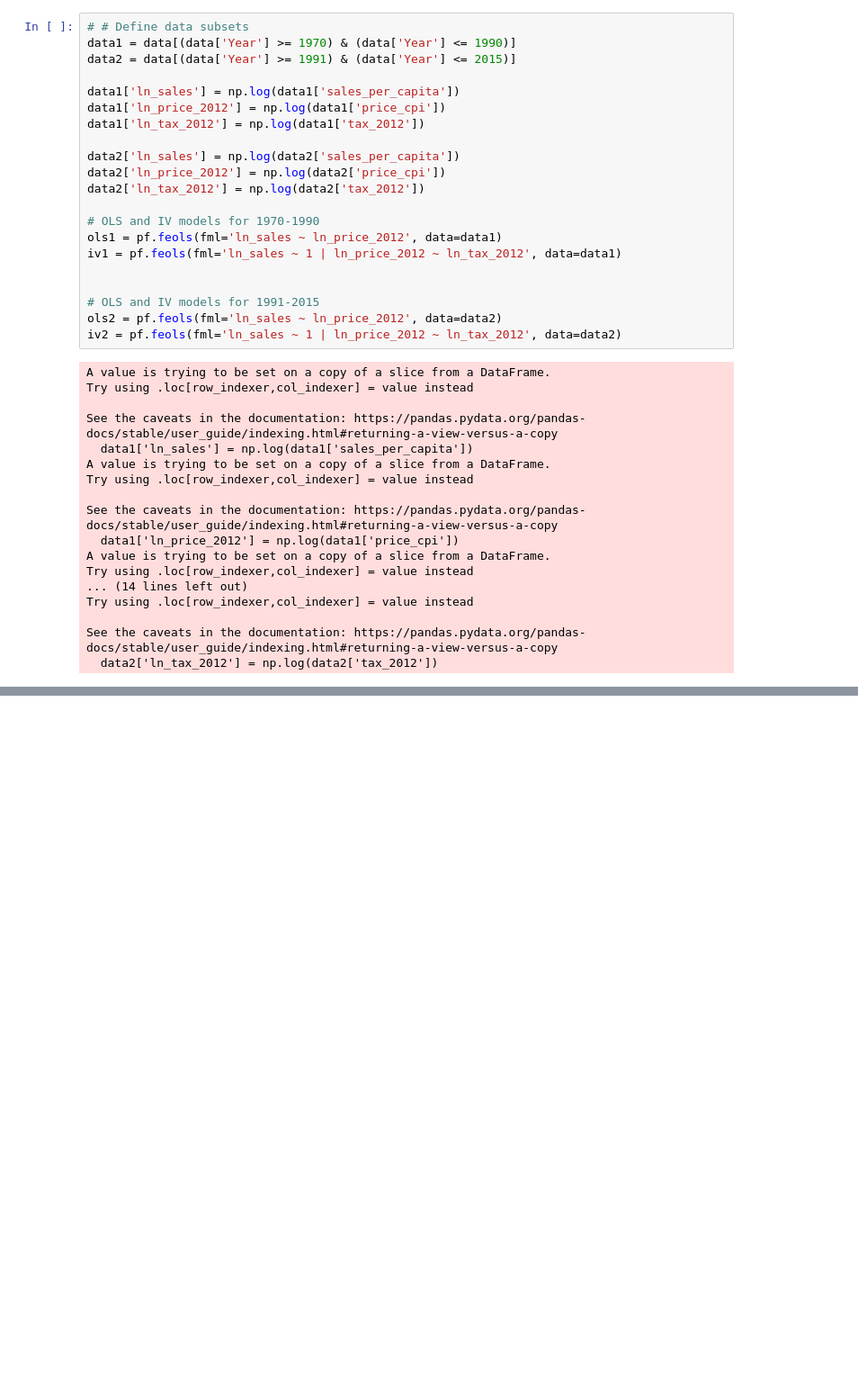
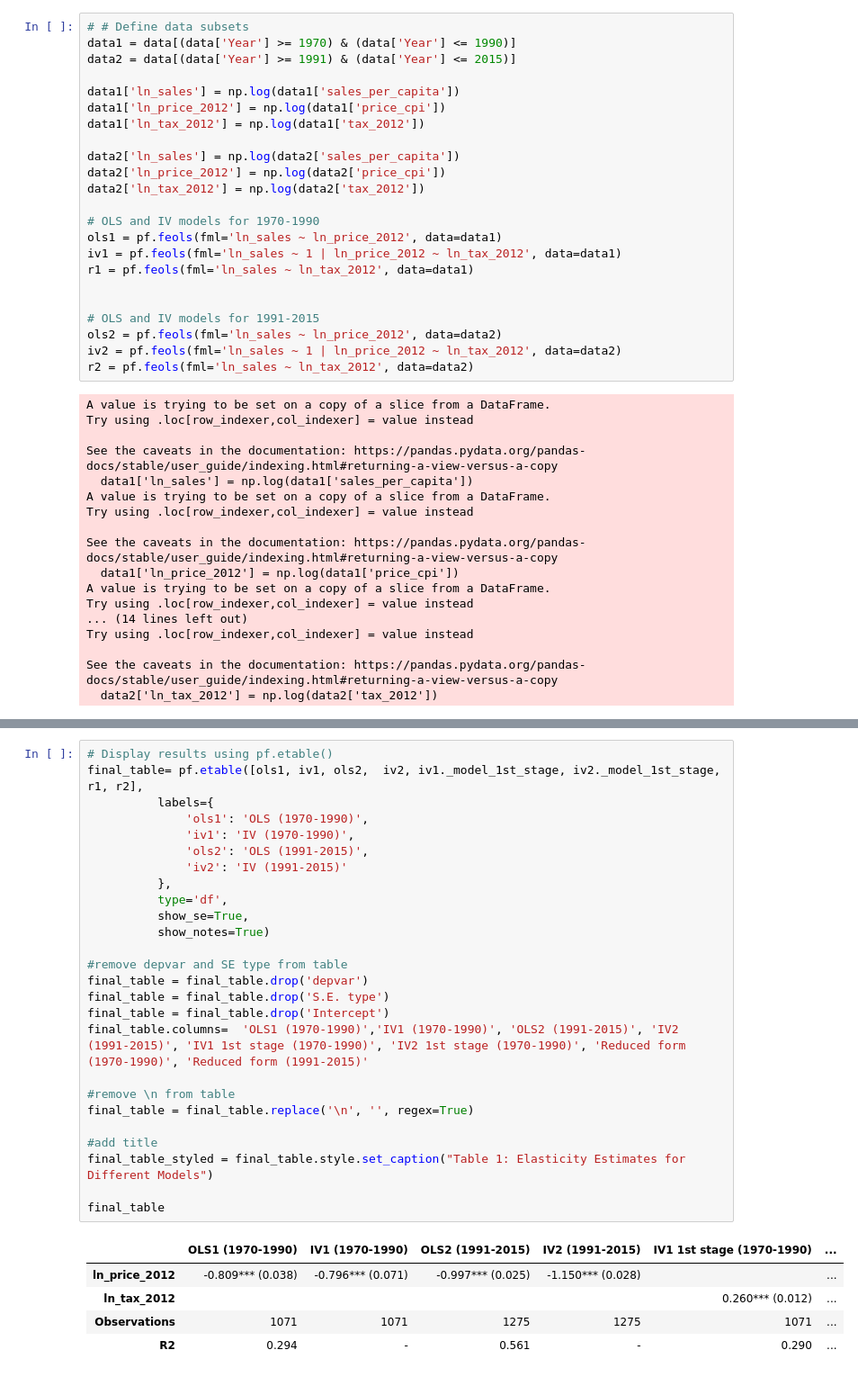
Before and after one commit to rscholt/HW3, a Jupyter notebook: submission 2/hw3_2.ipynb, the cells around one changed output, grey strips where cells are left out. Shown: that part at 90% size. Cells and saved outputs as stored; diff of their text form; blank space fills up the shorter version.

```diff
--- a/submission 2/hw3_2.ipynb
+++ b/submission 2/hw3_2.ipynb
@@ -406,11 +407,13 @@ data2['ln_tax_2012'] = np.log(data2['tax_2012'])
 # OLS and IV models for 1970-1990
 ols1 = pf.feols(fml='ln_sales ~ ln_price_2012', data=data1)
 iv1 = pf.feols(fml='ln_sales ~ 1 | ln_price_2012 ~ ln_tax_2012', data=data1)
+r1 = pf.feols(fml='ln_sales ~ ln_tax_2012', data=data1)
 
 
 # OLS and IV models for 1991-2015
 ols2 = pf.feols(fml='ln_sales ~ ln_price_2012', data=data2)
 iv2 = pf.feols(fml='ln_sales ~ 1 | ln_price_2012 ~ ln_tax_2012', data=data2)
+r2 = pf.feols(fml='ln_sales ~ ln_tax_2012', data=data2)
 # %% [output]
 A value is trying to be set on a copy of a slice from a DataFrame.
 Try using .loc[row_indexer,col_indexer] = value instead
@@ -451,0 +482,32 @@ pf.etable([ols1, iv1, ols2, iv2],  # Models should be in a list format
+# %%
+# Display results using pf.etable()
+final_table= pf.etable([ols1, iv1, ols2,  iv2, iv1._model_1st_stage, iv2._model_1st_stage, r1, r2],
+          labels={
+              'ols1': 'OLS (1970-1990)',
+              'iv1': 'IV (1970-1990)',
+              'ols2': 'OLS (1991-2015)',
+              'iv2': 'IV (1991-2015)'
+          },
+          type='df',
+          show_se=True,
+          show_notes=True)
+
+#remove depvar and SE type from table
+final_table = final_table.drop('depvar')
+final_table = final_table.drop('S.E. type')
+final_table = final_table.drop('Intercept')
+final_table.columns=  'OLS1 (1970-1990)','IV1 (1970-1990)', 'OLS2 (1991-2015)', 'IV2 (1991-2015)', 'IV1 1st stage (1970-1990)', 'IV2 1st stage (1970-1990)', 'Reduced form (1970-1990)', 'Reduced form (1991-2015)'
+
+#remove \n from table
+final_table = final_table.replace('\n', '', regex=True)
+
+#add title
+final_table_styled = final_table.style.set_caption("Table 1: Elasticity Estimates for Different Models")
+
+final_table
+# %% [output]
+|  | OLS1 (1970-1990) | IV1 (1970-1990) | OLS2 (1991-2015) | IV2 (1991-2015) | IV1 1st stage (1970-1990) | ... |
+| ln_price_2012 | -0.809*** (0.038) | -0.796*** (0.071) | -0.997*** (0.025) | -1.150*** (0.028) |  | ... |
+| ln_tax_2012 |  |  |  |  | 0.260*** (0.012) | ... |
+| Observations | 1071 | 1071 | 1275 | 1275 | 1071 | ... |
+| R2 | 0.294 | - | 0.561 | - | 0.290 | ... |
```
Also changed, not shown: parts of 13 cells of this notebook.
